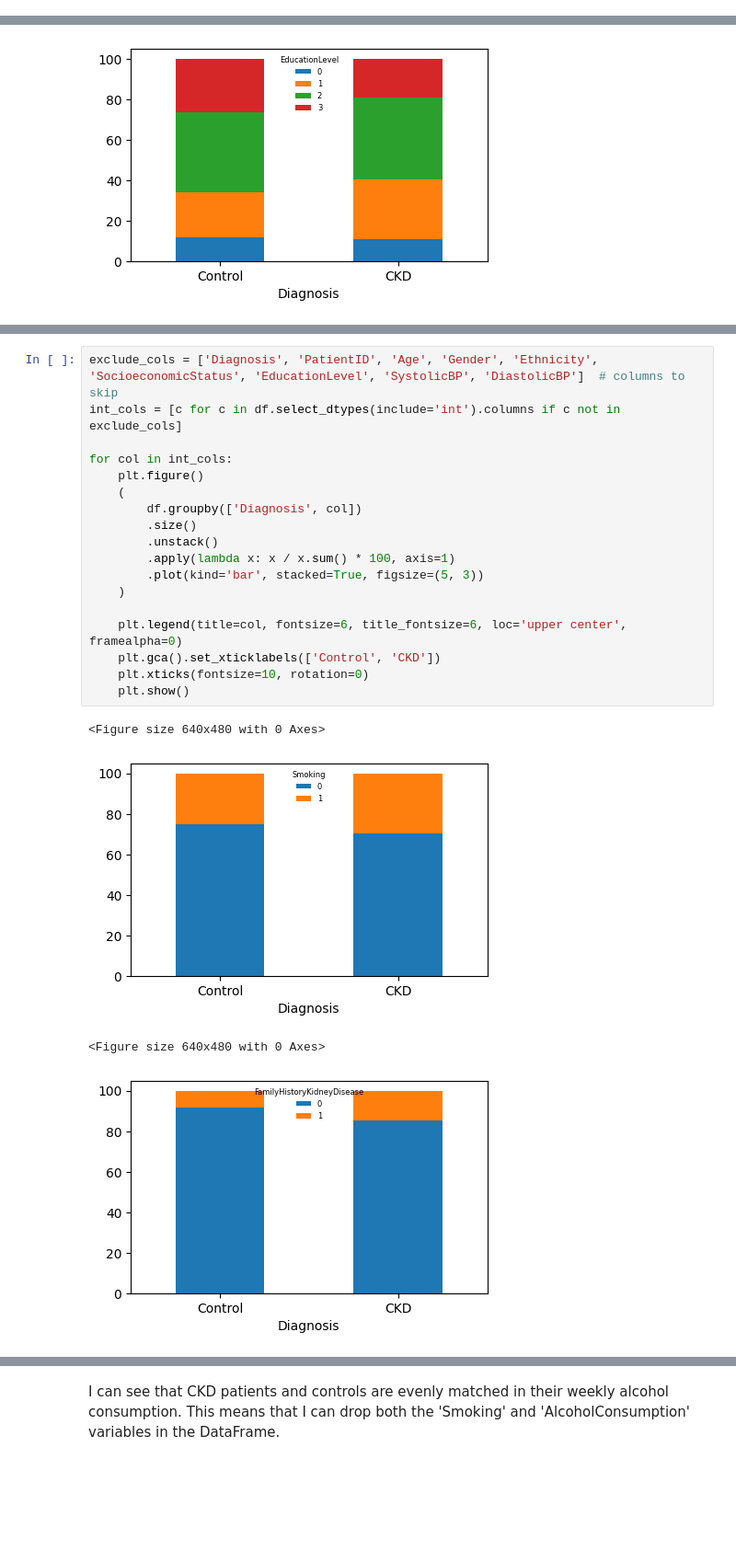
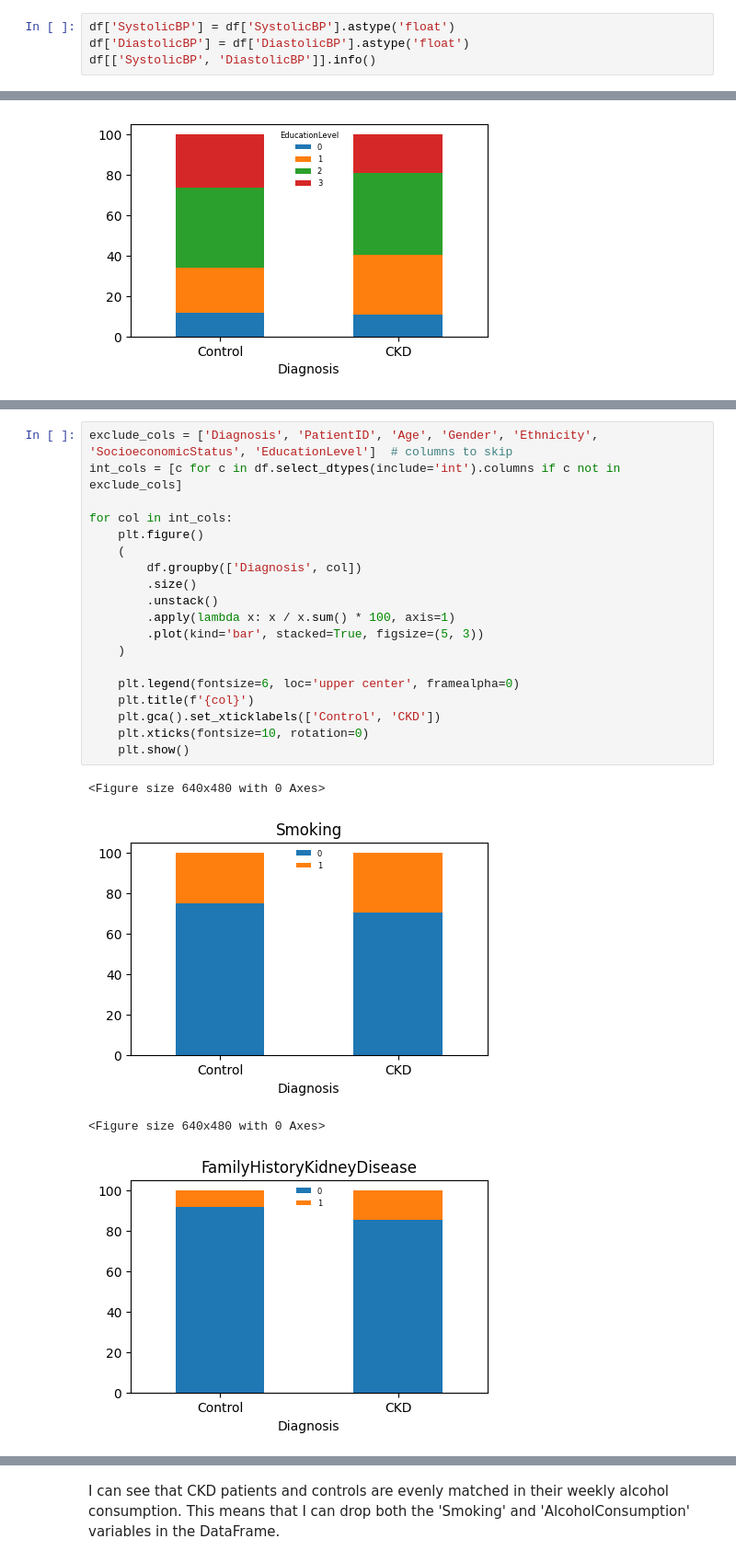
Before and after one commit to Sonya-J00/Chronic_Kidney_Disease, a Jupyter notebook: jupyter_notebooks/ETL.ipynb, the cells around one changed output, grey strips where cells are left out. Shown at 92% size. Cells and saved outputs as stored; diff of their text form; blank space fills up the shorter version.

```diff
--- a/jupyter_notebooks/ETL.ipynb
+++ b/jupyter_notebooks/ETL.ipynb
@@ -204,0 +209,4 @@ df = df.drop_duplicates(subset='PatientID', keep='first')
+# %%
+df['SystolicBP'] = df['SystolicBP'].astype('float')
+df['DiastolicBP'] = df['DiastolicBP'].astype('float')
+df[['SystolicBP', 'DiastolicBP']].info()
@@ -264,24 +284,25 @@ Similarly, next I am going to loop through the other encoded categorical variabl
 # %%
-exclude_cols = ['Diagnosis', 'PatientID', 'Age', 'Gender', 'Ethnicity', 'SocioeconomicStatus', 'EducationLevel', 'SystolicBP', 'DiastolicBP']  # columns to skip
+exclude_cols = ['Diagnosis', 'PatientID', 'Age', 'Gender', 'Ethnicity', 'SocioeconomicStatus', 'EducationLevel']  # columns to skip
 int_cols = [c for c in df.select_dtypes(include='int').columns if c not in exclude_cols]
 
 for col in int_cols:
     plt.figure()
     (
         df.groupby(['Diagnosis', col])
         .size()
         .unstack()
         .apply(lambda x: x / x.sum() * 100, axis=1)
         .plot(kind='bar', stacked=True, figsize=(5, 3))
     )
 
-    plt.legend(title=col, fontsize=6, title_fontsize=6, loc='upper center', framealpha=0)
+    plt.legend(fontsize=6, loc='upper center', framealpha=0)
+    plt.title(f'{col}')
     plt.gca().set_xticklabels(['Control', 'CKD'])
     plt.xticks(fontsize=10, rotation=0)
     plt.show()
 # %% [output]
 <Figure size 640x480 with 0 Axes>
-[figure, old version]
+[figure, new version]
 <Figure size 640x480 with 0 Axes>
-[figure, old version]
+[figure, new version]
 <Figure size 640x480 with 0 Axes>
```
Also changed, not shown: parts of 31 cells of this notebook.
